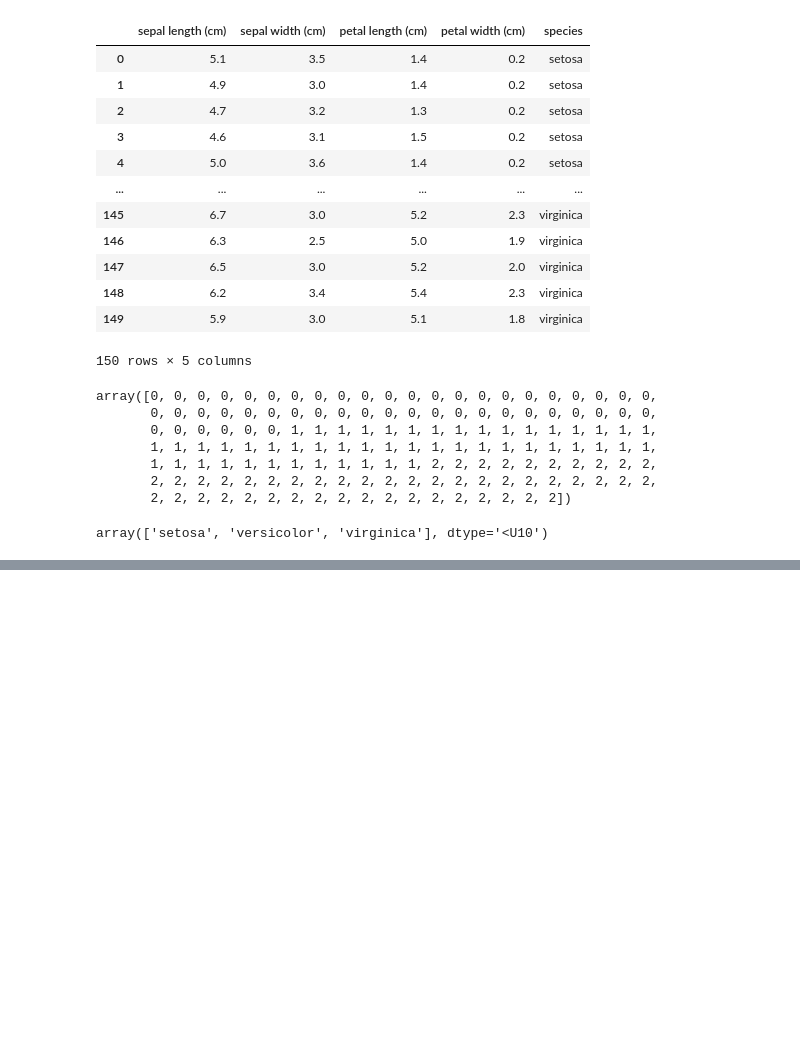
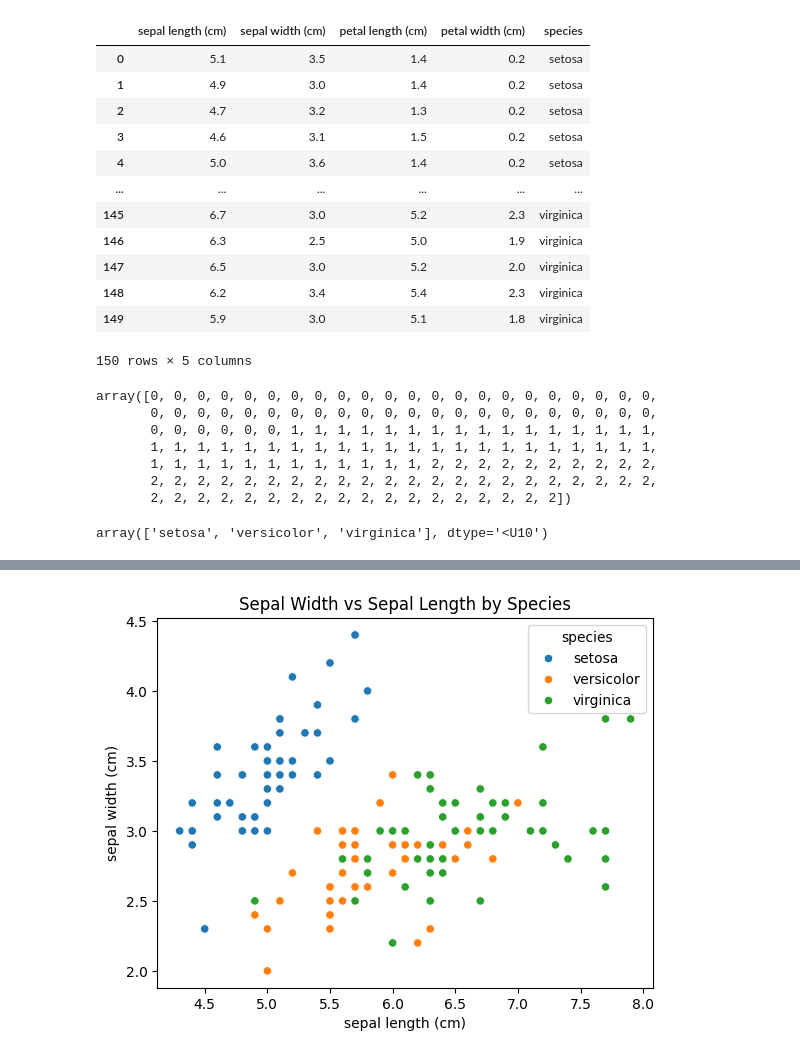
Before and after one commit to terminal34-data-science-cohort-S2024/practice-scripts, a Jupyter notebook: 1_data_wrangling/unit_5_exercise2_IrisVisualization.ipynb, the cells around one changed output, grey strips where cells are left out. Drawn from its saved outputs; the diff is of its cells as text; code cells hidden in the pictures; blank space fills up the shorter version.

```diff
--- a/1_data_wrangling/unit_5_exercise2_IrisVisualization.ipynb
+++ b/1_data_wrangling/unit_5_exercise2_IrisVisualization.ipynb
@@ -83,0 +97,8 @@ array(['setosa', 'versicolor', 'virginica'], dtype='<U10')
+# %%
+# 3.2 Scatter Plot of Sepal Width vs. Sepal Length
+# dir(sns)
+sns.scatterplot(data=iris_df, x="sepal length (cm)", y="sepal width (cm)", hue="species")
+plt.title('Sepal Width vs Sepal Length by Species')
+plt.show()
+# %% [output]
+[figure, added]
```
Also changed, not shown: parts of 4 cells of this notebook.
